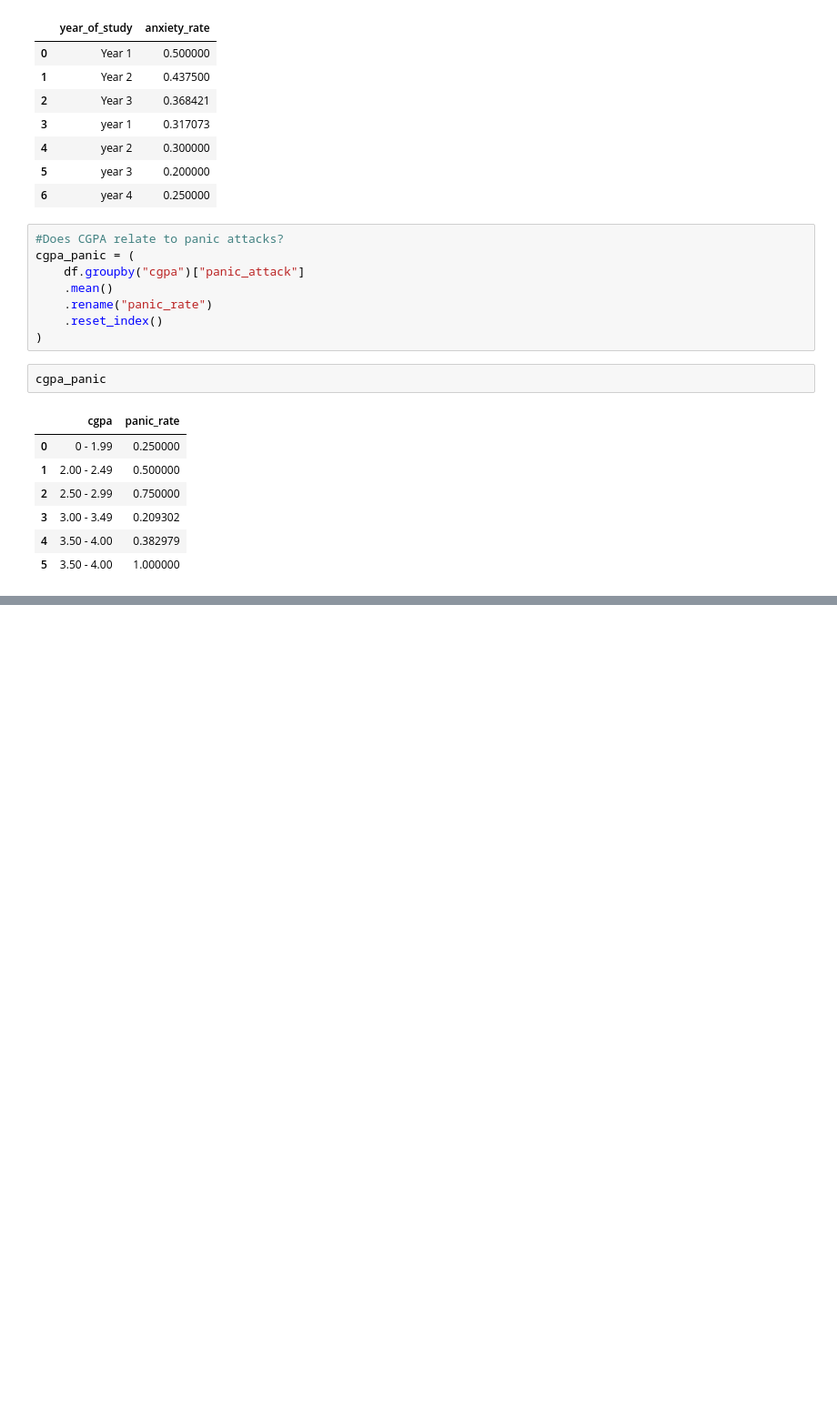
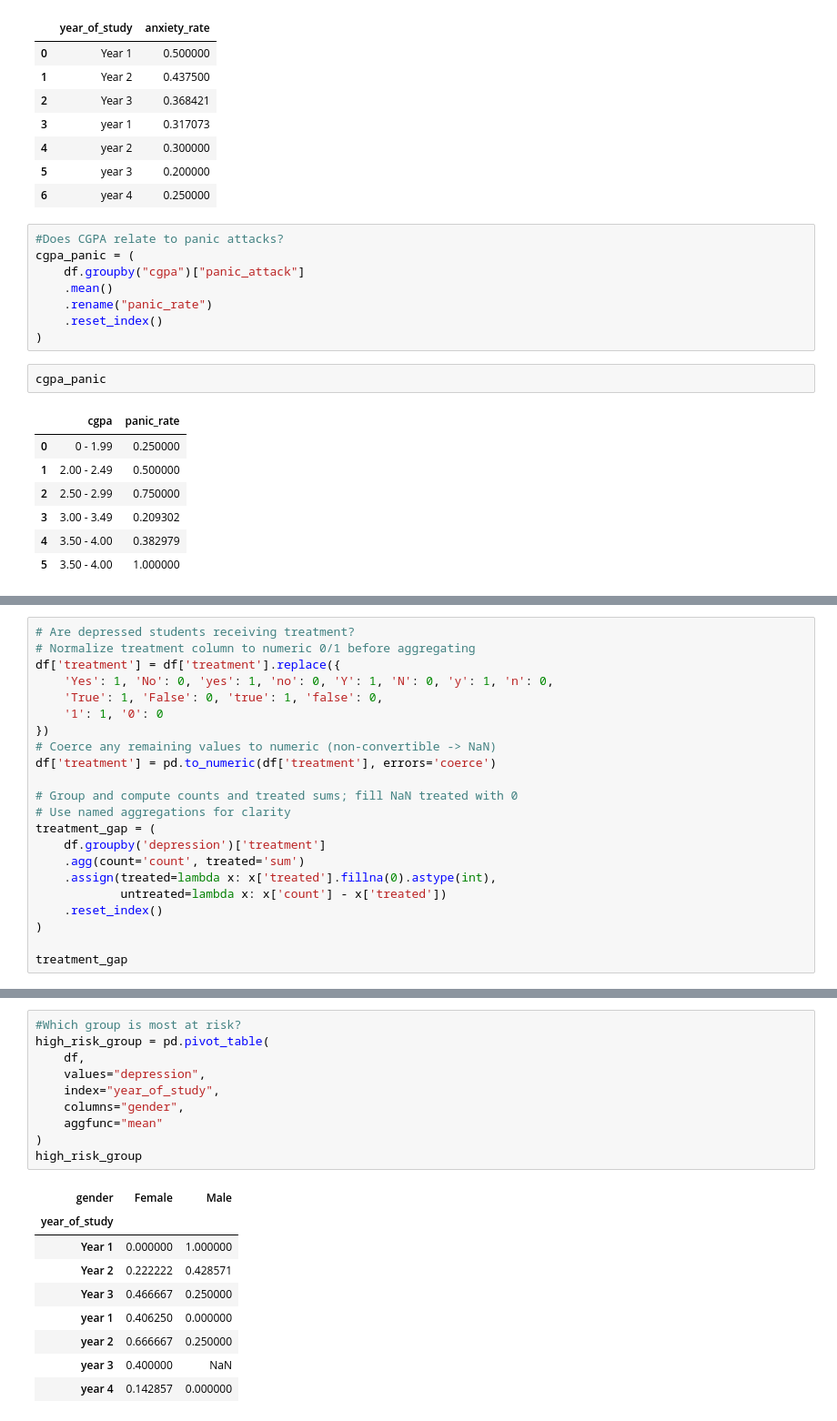
Before and after one commit to arshadziban/digital-impact-on-teen-minds, a Jupyter notebook: digital-impact-on-teen-minds.ipynb, the cells around one changed output, grey strips where cells are left out. Shown at 91% size. Cells and saved outputs as stored; diff of their text form; blank space fills up the shorter version.

```diff
--- a/digital-impact-on-teen-minds.ipynb
+++ b/digital-impact-on-teen-minds.ipynb
@@ -182,0 +211,22 @@ cgpa_panic
+# %%
+# Are depressed students receiving treatment?
+# Normalize treatment column to numeric 0/1 before aggregating
+df['treatment'] = df['treatment'].replace({
+    'Yes': 1, 'No': 0, 'yes': 1, 'no': 0, 'Y': 1, 'N': 0, 'y': 1, 'n': 0,
+    'True': 1, 'False': 0, 'true': 1, 'false': 0,
+    '1': 1, '0': 0
+})
+# Coerce any remaining values to numeric (non-convertible -> NaN)
+df['treatment'] = pd.to_numeric(df['treatment'], errors='coerce')
+
+# Group and compute counts and treated sums; fill NaN treated with 0
+# Use named aggregations for clarity
+treatment_gap = (
+    df.groupby('depression')['treatment']
+    .agg(count='count', treated='sum')
+    .assign(treated=lambda x: x['treated'].fillna(0).astype(int),
+            untreated=lambda x: x['count'] - x['treated'])
+    .reset_index()
+)
+
+treatment_gap
@@ -182,0 +308,20 @@ cgpa_panic
+# %%
+#Which group is most at risk?
+high_risk_group = pd.pivot_table(
+    df,
+    values="depression",
+    index="year_of_study",
+    columns="gender",
+    aggfunc="mean"
+)
+high_risk_group
+# %% [output]
+| gender | Female | Male |
+| year_of_study |  |  |
+| Year 1 | 0.000000 | 1.000000 |
+| Year 2 | 0.222222 | 0.428571 |
+| Year 3 | 0.466667 | 0.250000 |
+| year 1 | 0.406250 | 0.000000 |
+| year 2 | 0.666667 | 0.250000 |
+| year 3 | 0.400000 | NaN |
+| year 4 | 0.142857 | 0.000000 |
```
Also changed, not shown: parts of 5 cells of this notebook.
